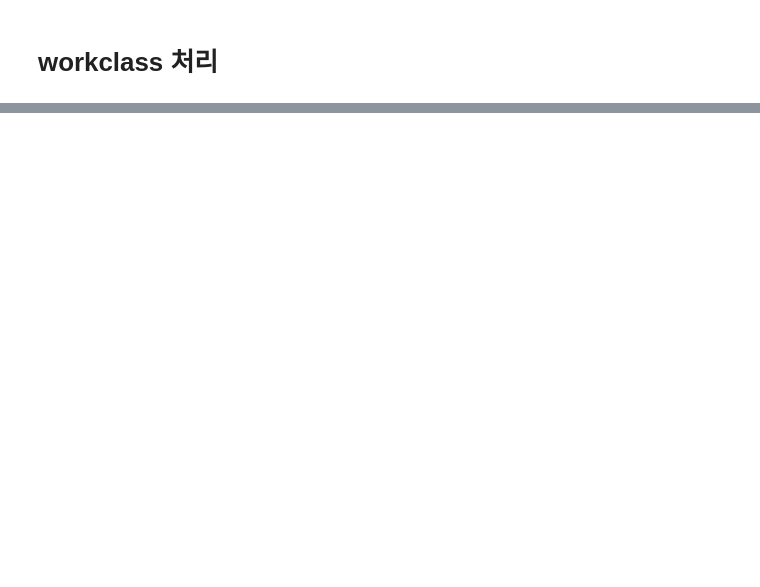
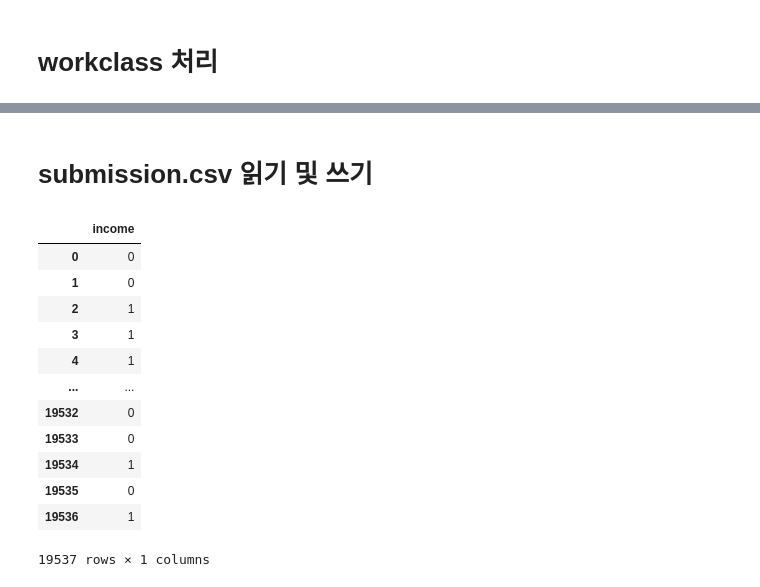
Before and after one commit to HirosiUko/kaggle_2209, a Jupyter notebook: classification220926/kaggle_testset.ipynb, the cells around one changed output, grey strips where cells are left out. Saved outputs shown, nothing was run; the diff lists cells and outputs as text; code cells hidden in the pictures; blank space fills up the shorter version.

```diff
--- a/classification220926/kaggle_testset.ipynb
+++ b/classification220926/kaggle_testset.ipynb
@@ -79,0 +62,2 @@ AttributeError: 'DataFrame' object has no attribute 'income'
+# %%
+data_df['native-country'] = data_df['native-country'].apply(lambda x : x if x ==' United-States' else 'others')
@@ -79,0 +66,3 @@ AttributeError: 'DataFrame' object has no attribute 'income'
+# %%
+final_data = data_df.drop(columns='education')
+final_data2 = pd.get_dummies(final_data, columns=['workclass','education-num','marital-status','occupation','relationship','race','sex','native-country'])
@@ -79,0 +71,4 @@ AttributeError: 'DataFrame' object has no attribute 'income'
+# %%
+import xgboost as xgb
+xgb_mobel = xgb.XGBClassifier()
+xgb_mobel.load_model('model.json')
@@ -79,0 +77,2 @@ AttributeError: 'DataFrame' object has no attribute 'income'
+# %% [markdown]
+# submission.csv 읽기 및 쓰기
@@ -79,0 +83,16 @@ AttributeError: 'DataFrame' object has no attribute 'income'
+# %%
+pd.DataFrame(result, columns=['income'])
+# %% [output]
+|  | income |
+| 0 | 0 |
+| 1 | 0 |
+| 2 | 1 |
+| 3 | 1 |
+| 4 | 1 |
+| ... | ... |
+| 19532 | 0 |
+| 19533 | 0 |
+| 19534 | 1 |
+| 19535 | 0 |
+| 19536 | 1 |
+19537 rows × 1 columns
```
Also changed, not shown: parts of 15 cells of this notebook, 1 other file.
